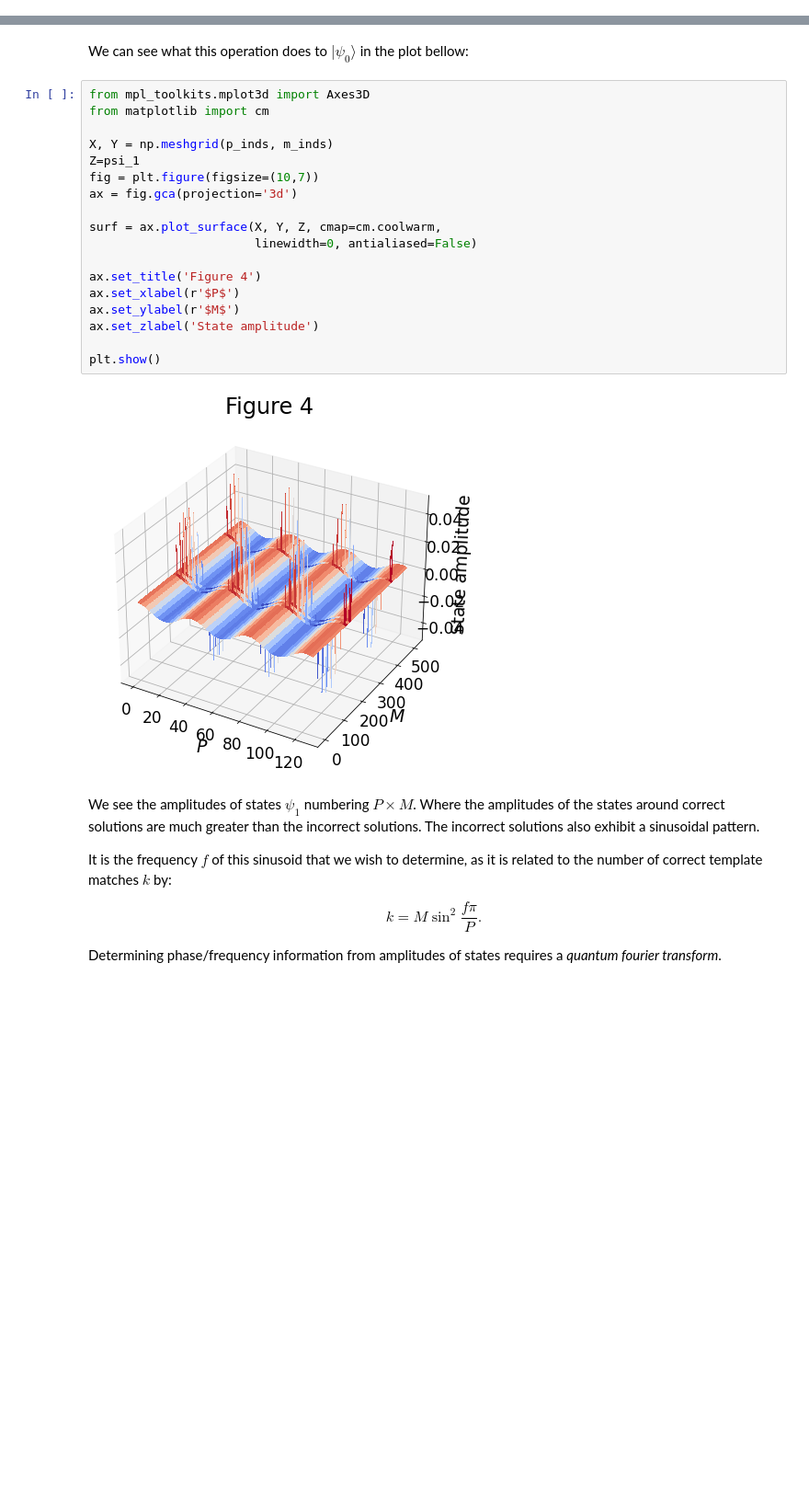
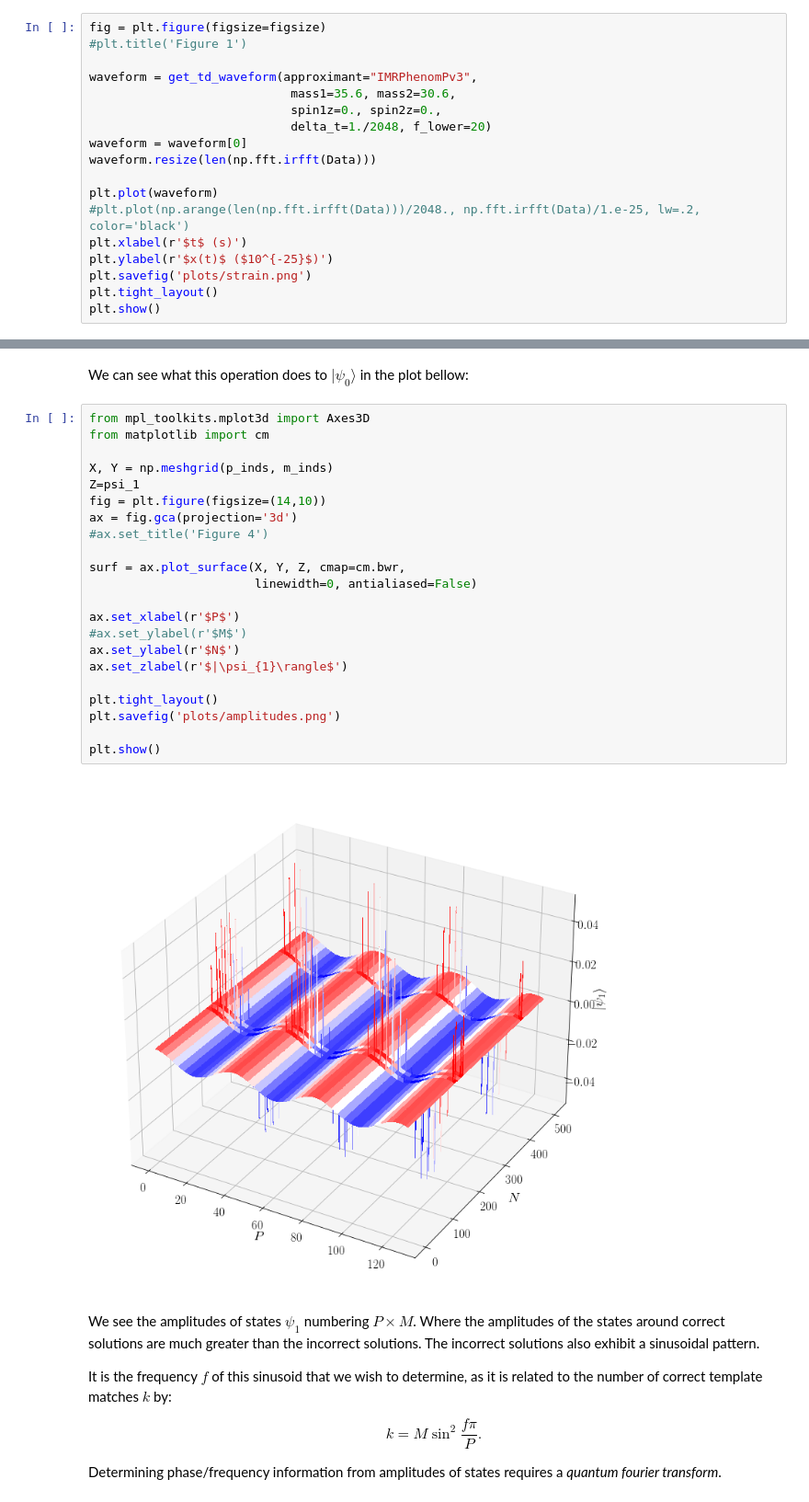
Before and after one commit to Fergus-Hayes/quantum-matched-filter, a Jupyter notebook: QMF_150914.ipynb, the cells around one changed output, grey strips where cells are left out. Shown at 92% size. Saved outputs shown, nothing was run; the diff lists cells and outputs as text; blank space fills up the shorter version.

```diff
--- a/QMF_150914.ipynb
+++ b/QMF_150914.ipynb
@@ -39,0 +41,18 @@ plt.show()
+# %%
+fig = plt.figure(figsize=figsize)
+#plt.title('Figure 1')
+
+waveform = get_td_waveform(approximant="IMRPhenomPv3",
+                            mass1=35.6, mass2=30.6,
+                            spin1z=0., spin2z=0.,
+                            delta_t=1./2048, f_lower=20)
+waveform = waveform[0]
+waveform.resize(len(np.fft.irfft(Data)))
+
+plt.plot(waveform)
+#plt.plot(np.arange(len(np.fft.irfft(Data)))/2048., np.fft.irfft(Data)/1.e-25, lw=.2, color='black')
+plt.xlabel(r'$t$ (s)')
+plt.ylabel(r'$x(t)$ ($10^{-25}$)')
+plt.savefig('plots/strain.png')
+plt.tight_layout()
+plt.show()
@@ -284,23 +307,27 @@ We can see what this operation does to $|\psi_{0}⟩$ in the plot bellow:
 # %%
 from mpl_toolkits.mplot3d import Axes3D
 from matplotlib import cm
 
 X, Y = np.meshgrid(p_inds, m_inds)
 Z=psi_1
-fig = plt.figure(figsize=(10,7))
+fig = plt.figure(figsize=(14,10))
 ax = fig.gca(projection='3d')
+#ax.set_title('Figure 4')
 
-surf = ax.plot_surface(X, Y, Z, cmap=cm.coolwarm,
+surf = ax.plot_surface(X, Y, Z, cmap=cm.bwr,
                        linewidth=0, antialiased=False)
 
-ax.set_title('Figure 4')
 ax.set_xlabel(r'$P$')
-ax.set_ylabel(r'$M$')
-ax.set_zlabel('State amplitude')
+#ax.set_ylabel(r'$M$')
+ax.set_ylabel(r'$N$')
+ax.set_zlabel(r'$|\psi_{1}\rangle$')
+
+plt.tight_layout()
+plt.savefig('plots/amplitudes.png')
 
 plt.show()
 # %% [output]
-[figure, old version]
+[figure, new version]
 # %% [markdown]
 We see the amplitudes of states $\psi_{1}$ numbering $P\times M$. Where the amplitudes of the states around correct solutions are much greater than the incorrect solutions. The incorrect solutions also exhibit a sinusoidal pattern.
 
```
Also changed, not shown: parts of 21 cells of this notebook, 5 other files.
